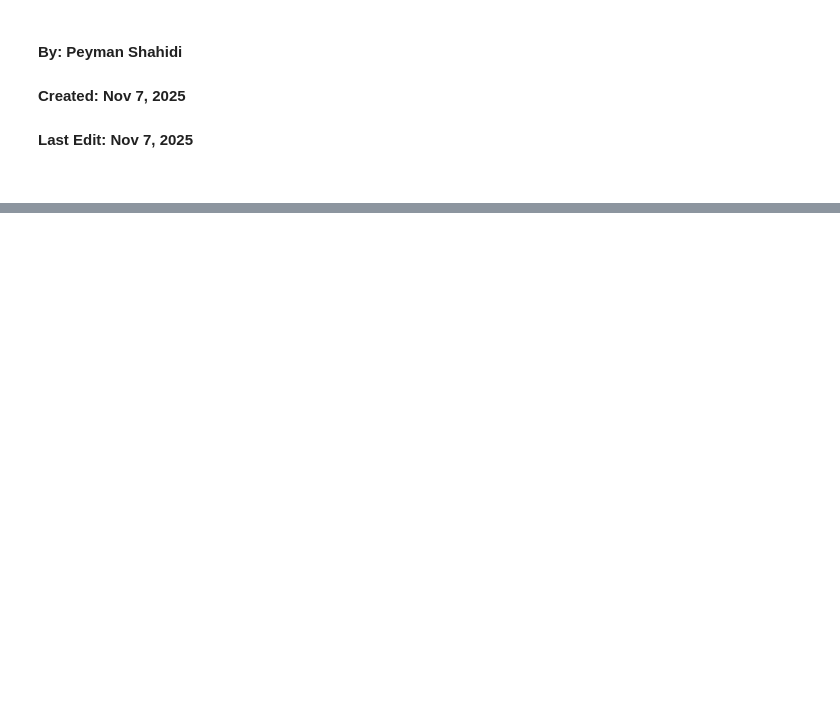
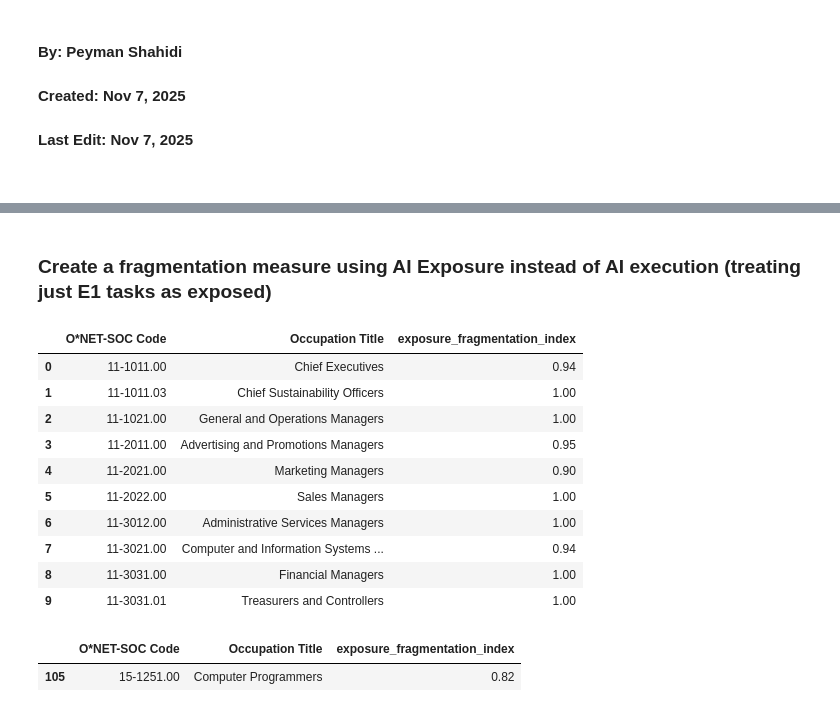
Before and after one commit to johnjosephhorton/rubin, a Jupyter notebook: agentic_ai/onet_antrhopicIndex_fragmentationIndex.ipynb, the cells around one changed output, grey strips where cells are left out. Saved outputs shown, nothing was run; the diff lists cells and outputs as text; code cells hidden in the pictures; blank space fills up the shorter version.

```diff
--- a/agentic_ai/onet_antrhopicIndex_fragmentationIndex.ipynb
+++ b/agentic_ai/onet_antrhopicIndex_fragmentationIndex.ipynb
@@ -240,0 +400,42 @@ human_E1_fraction    0.11 0.03   3.84 0.00    0.05     0.17
+# %% [markdown]
+### Create a fragmentation measure using AI Exposure instead of AI execution (treating just E1 tasks as exposed)
+# %%
+# Calculate fragmentation index
+# For the sake of this exercise we treat all AI tasks as a single category
+
+# Get occupation data
+occupation_analysis = create_occupation_analysis(merged_data, 'O*NET-SOC Code', 'Occupation Title')
+
+# Create is_ai column
+fi_df = merged_data.copy()
+fi_df['is_ai_exposed'] = fi_df['human_labels'].isin(['E1']).astype(int)
+
+
+# Create next_is_ai column within occupation groups
+fi_df['next_is_ai_exposed'] = fi_df.groupby(['O*NET-SOC Code', 'Occupation Title'])['is_ai_exposed'].shift(-1).fillna(0).astype(int)
+
+# Calculate FI using incremental counter: only if current task and next task is AI do not increment FI
+fi_df['exposure_fi_counter'] = 1
+fi_df.loc[(fi_df['is_ai_exposed'] == 1) & (fi_df['next_is_ai_exposed'] == 1), 'exposure_fi_counter'] = 0
+
+fi_df = fi_df.groupby(['O*NET-SOC Code', 'Occupation Title'])['exposure_fi_counter'].mean()
+fi_df = fi_df.reset_index().rename(columns={'exposure_fi_counter': 'exposure_fragmentation_index'})
+
+# Save fragmentation index data
+fi_df.to_csv(f"{output_data_path}/fragmentationIndex_exposure.csv", index=False)
+display(fi_df.head(10))
+fi_df[fi_df['O*NET-SOC Code']=='15-1251.00']
+# %% [output]
+|  | O*NET-SOC Code | Occupation Title | exposure_fragmentation_index |
+| 0 | 11-1011.00 | Chief Executives | 0.94 |
+| 1 | 11-1011.03 | Chief Sustainability Officers | 1.00 |
+| 2 | 11-1021.00 | General and Operations Managers | 1.00 |
+| 3 | 11-2011.00 | Advertising and Promotions Managers | 0.95 |
+| 4 | 11-2021.00 | Marketing Managers | 0.90 |
+| 5 | 11-2022.00 | Sales Managers | 1.00 |
+| 6 | 11-3012.00 | Administrative Services Managers | 1.00 |
+| 7 | 11-3021.00 | Computer and Information Systems ... | 0.94 |
+| 8 | 11-3031.00 | Financial Managers | 1.00 |
+| 9 | 11-3031.01 | Treasurers and Controllers | 1.00 |
+|  | O*NET-SOC Code | Occupation Title | exposure_fragmentation_index |
+| 105 | 15-1251.00 | Computer Programmers | 0.82 |
```
Also changed, not shown: parts of 12 cells of this notebook.
